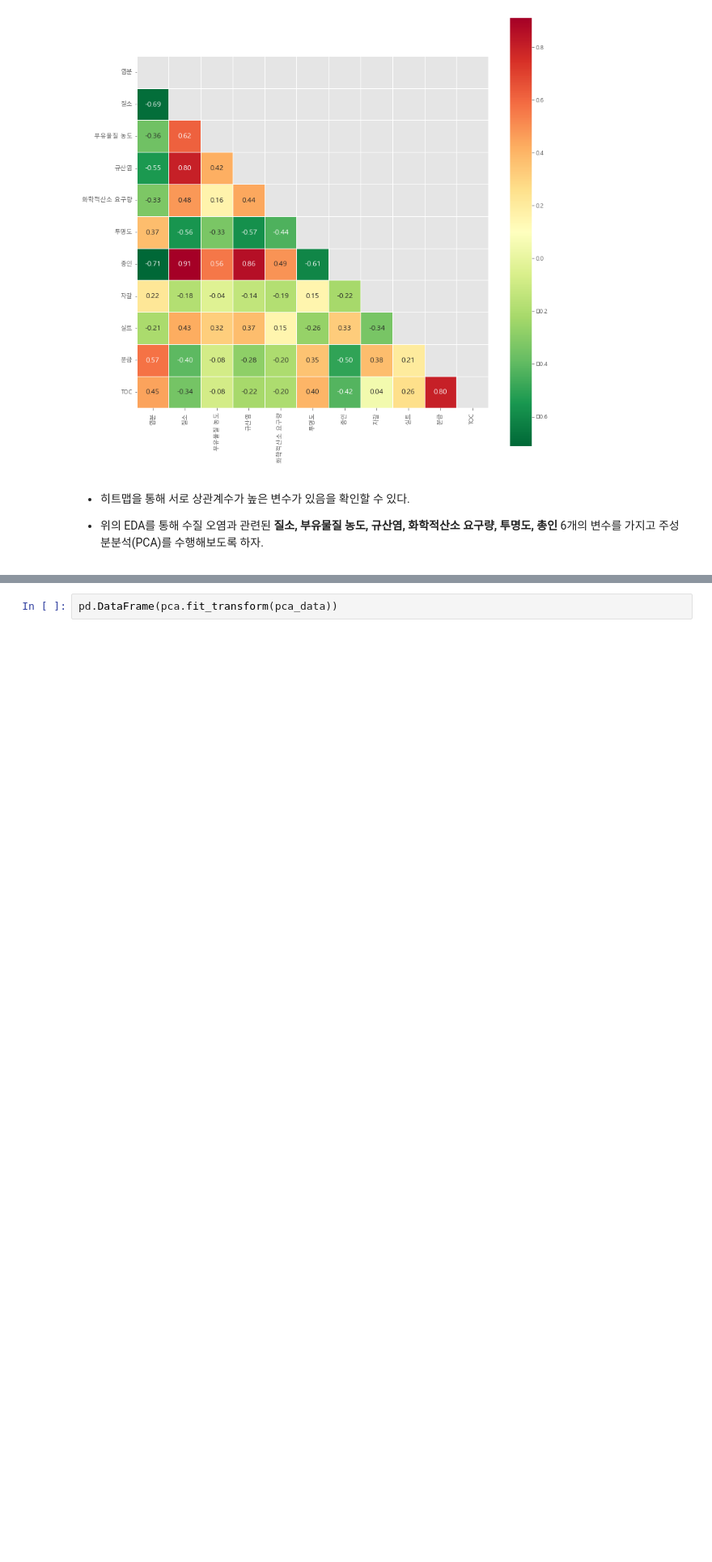
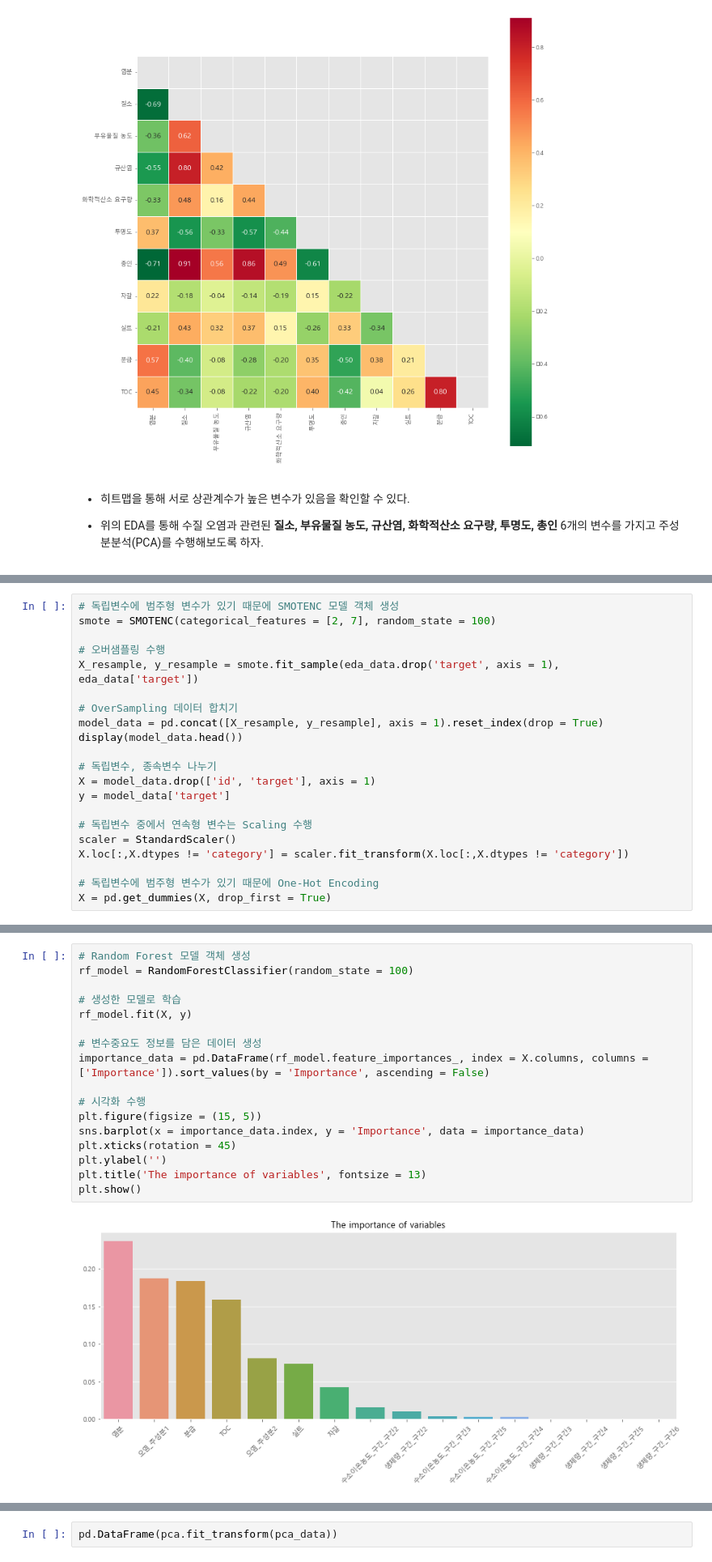
Before and after one commit to Koo-BM/DACON-JOISS, a Jupyter notebook: Python Code/Untitled.ipynb, the cells around one changed output, grey strips where cells are left out. Shown at 81% size. Drawn from its saved outputs; the diff is of its cells as text; blank space fills up the shorter version.

```diff
--- a/Python Code/Untitled.ipynb
+++ b/Python Code/Untitled.ipynb
@@ -660,0 +701,21 @@ plt.title('PCA Scree Plot');
+# %%
+# 독립변수에 범주형 변수가 있기 때문에 SMOTENC 모델 객체 생성
+smote = SMOTENC(categorical_features = [2, 7], random_state = 100)
+
+# 오버샘플링 수행
+X_resample, y_resample = smote.fit_sample(eda_data.drop('target', axis = 1), eda_data['target'])
+
+# OverSampling 데이터 합치기
+model_data = pd.concat([X_resample, y_resample], axis = 1).reset_index(drop = True)
+display(model_data.head())
+
+# 독립변수, 종속변수 나누기
+X = model_data.drop(['id', 'target'], axis = 1)
+y = model_data['target']
+
+# 독립변수 중에서 연속형 변수는 Scaling 수행
+scaler = StandardScaler()
+X.loc[:,X.dtypes != 'category'] = scaler.fit_transform(X.loc[:,X.dtypes != 'category'])
+
+# 독립변수에 범주형 변수가 있기 때문에 One-Hot Encoding
+X = pd.get_dummies(X, drop_first = True)
@@ -660,0 +729,19 @@ plt.title('PCA Scree Plot');
+# %%
+# Random Forest 모델 객체 생성
+rf_model = RandomForestClassifier(random_state = 100)
+
+# 생성한 모델로 학습
+rf_model.fit(X, y)
+
+# 변수중요도 정보를 담은 데이터 생성
+importance_data = pd.DataFrame(rf_model.feature_importances_, index = X.columns, columns = ['Importance']).sort_values(by = 'Importance', ascending = False)
+
+# 시각화 수행
+plt.figure(figsize = (15, 5))
+sns.barplot(x = importance_data.index, y = 'Importance', data = importance_data)
+plt.xticks(rotation = 45)
+plt.ylabel('')
+plt.title('The importance of variables', fontsize = 13)
+plt.show()
+# %% [output]
+[figure, added]
```
Also changed, not shown: parts of 11 cells of this notebook, 1 other file.
